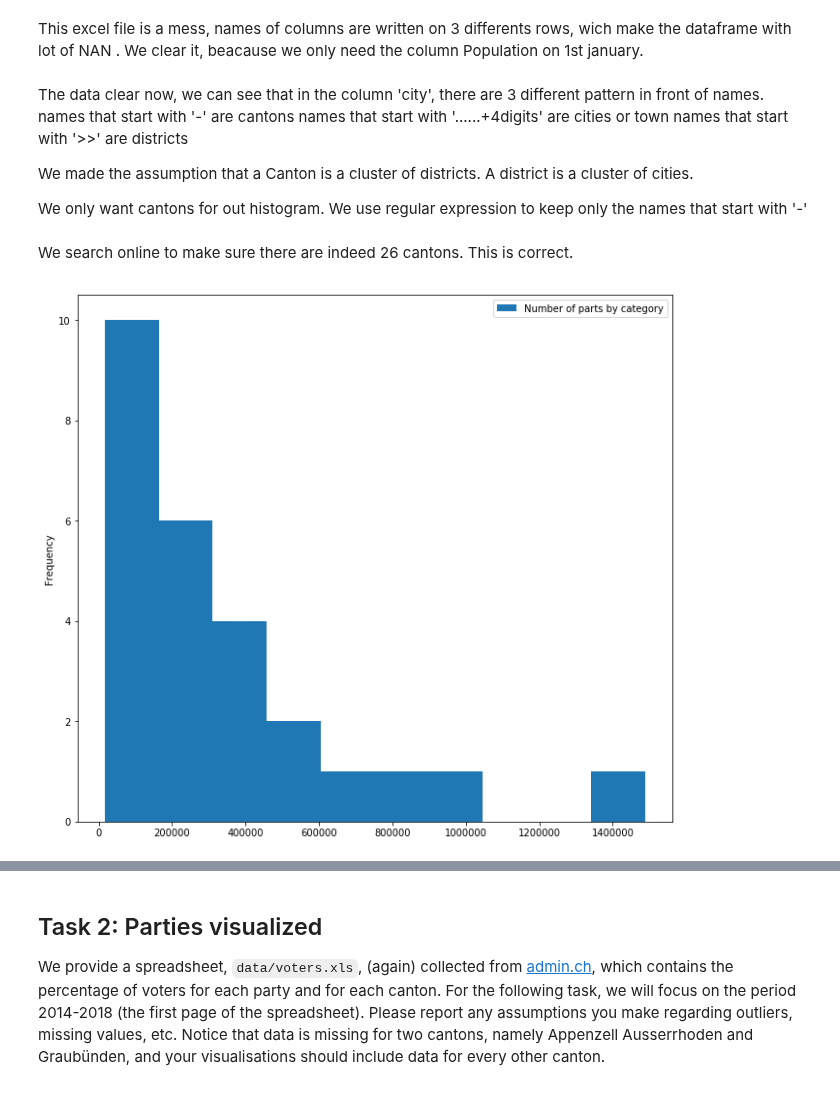
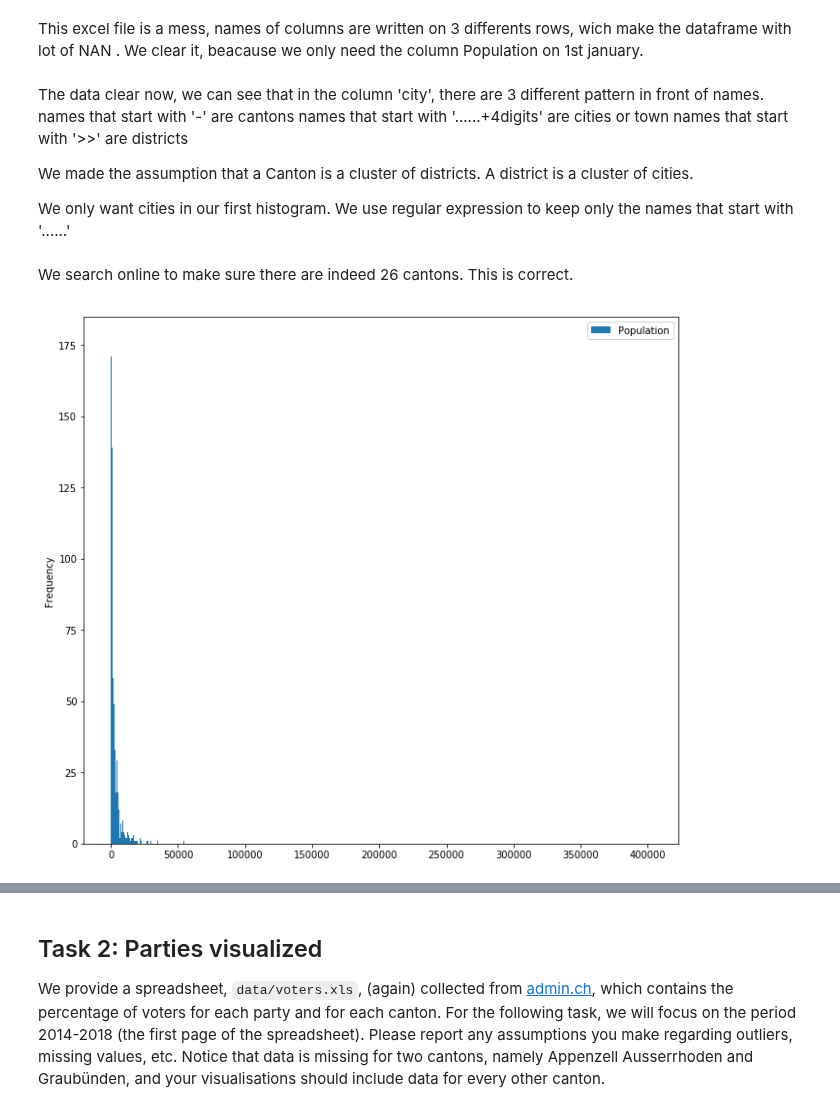
Before and after one commit to Apiquet/ADA_EPFL, a Jupyter notebook: ADA2018-Homework-master/02 - Visualisation/HW2_main.ipynb, the cells around one changed output, grey strips where cells are left out. Drawn from its saved outputs; the diff is of its cells as text; code cells hidden in the pictures.

```diff
--- a/ADA2018-Homework-master/02 - Visualisation/HW2_main.ipynb
+++ b/ADA2018-Homework-master/02 - Visualisation/HW2_main.ipynb
@@ -119,16 +119,19 @@ names that start with '>>' are districts
 We made the assumption that a Canton is a cluster of districts.
 A district is a cluster of cities.
 
-We only want cantons for out histogram.
-We use regular expression to keep only the names that start with '-'
+We only want cities in our first histogram.
+We use regular expression to keep only the names that start with '......'
 # %%
-pop_cantons = pop_c.loc[pop_c.city.str.startswith('-')]
+pop_cities = pop_c.loc[pop_c.city.str.startswith('....')]
+pop_cities = pop_cities.sort_values(['pop'], ascending = False)
 # %% [markdown]
 We search online to make sure there are indeed 26 cantons.
 This is correct.
 # %%
-df = pd.DataFrame({"Number of parts by category": pop_cantons['pop'].tolist()}
-                 , index=pop_cantons['city'])
-ax = df.plot.hist(figsize=(11, 10))
+df = pd.DataFrame({"Population": pop_cities['pop'].tolist()}
+                 , index=pop_cities['city'])
+
+ax = df.plot.hist(bins = df.Population.size,figsize=(11, 10))
+#print(pop_cities.pop.max)
 # %% [output]
-[figure, old version]
+[figure, new version]
```
Also changed, not shown: parts of 2 cells of this notebook, 1 other file.
